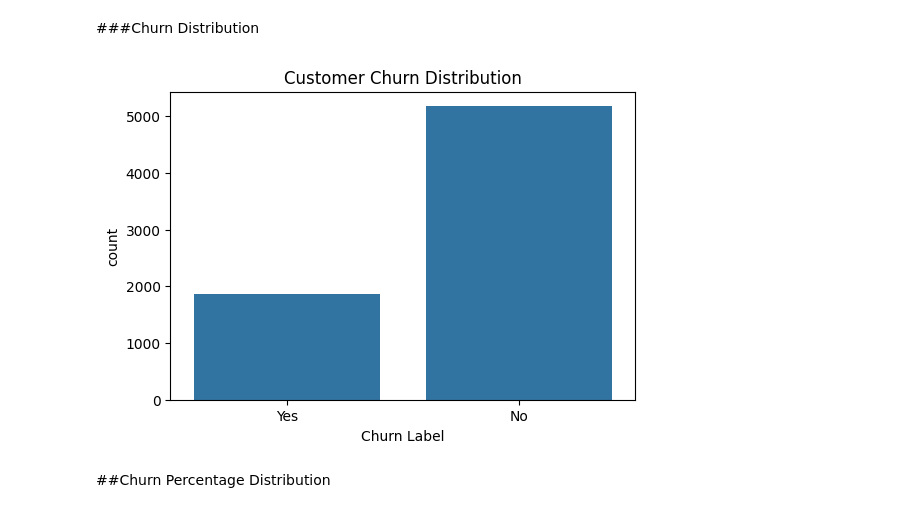
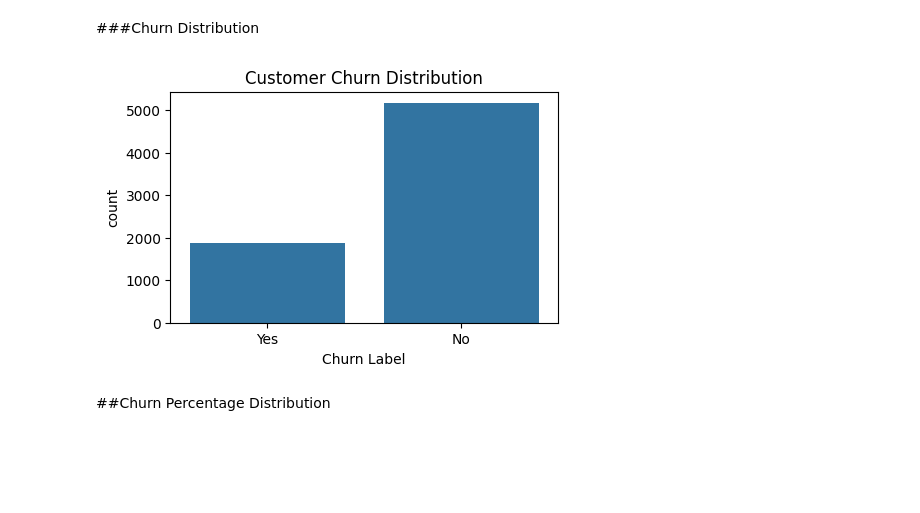
Before and after one commit to Nithinshibu07/Customer-Churn-Prediction, a Jupyter notebook: Notebook/Customer_churn_prediction.ipynb, the cells around one changed output. Drawn from its saved outputs; the diff is of its cells as text; code cells hidden in the pictures; blank space fills up the shorter version.

```diff
--- a/Notebook/Customer_churn_prediction.ipynb
+++ b/Notebook/Customer_churn_prediction.ipynb
@@ -15,0 +24,4 @@ df=pd.read_excel(url)
+# %%
+df = pd.read_excel('/content/Telco_customer_churn.xlsx')
+
+df.head(5)
@@ -90,20 +119,30 @@ dtype: float64
 print("Duplicate Records:", df.duplicated().sum())
 # %% [output]
 Duplicate Records: 0
+# %%
+#Convert Total Charges
+
+df["Total Charges"] = pd.to_numeric(
+    df["Total Charges"],
+    errors="coerce"
+)
+
+df["Total Charges"] = df[
+    "Total Charges"
+].fillna(0)
 # %% [markdown]
 # Exploratory Data Analysis (EDA)
 # %% [markdown]
 ###Churn Distribution
 # %%
 
-
-plt.figure(figsize=(6,4))
+plt.figure(figsize=(5,3))
 
 sns.countplot(x="Churn Label",data=df)
 
 plt.title("Customer Churn Distribution")
 plt.show()
 # %% [output]
-[figure, old version]
+[figure, new version]
 # %% [markdown]
 ##Churn Percentage Distribution
```
Also changed, not shown: parts of 145 cells of this notebook.
